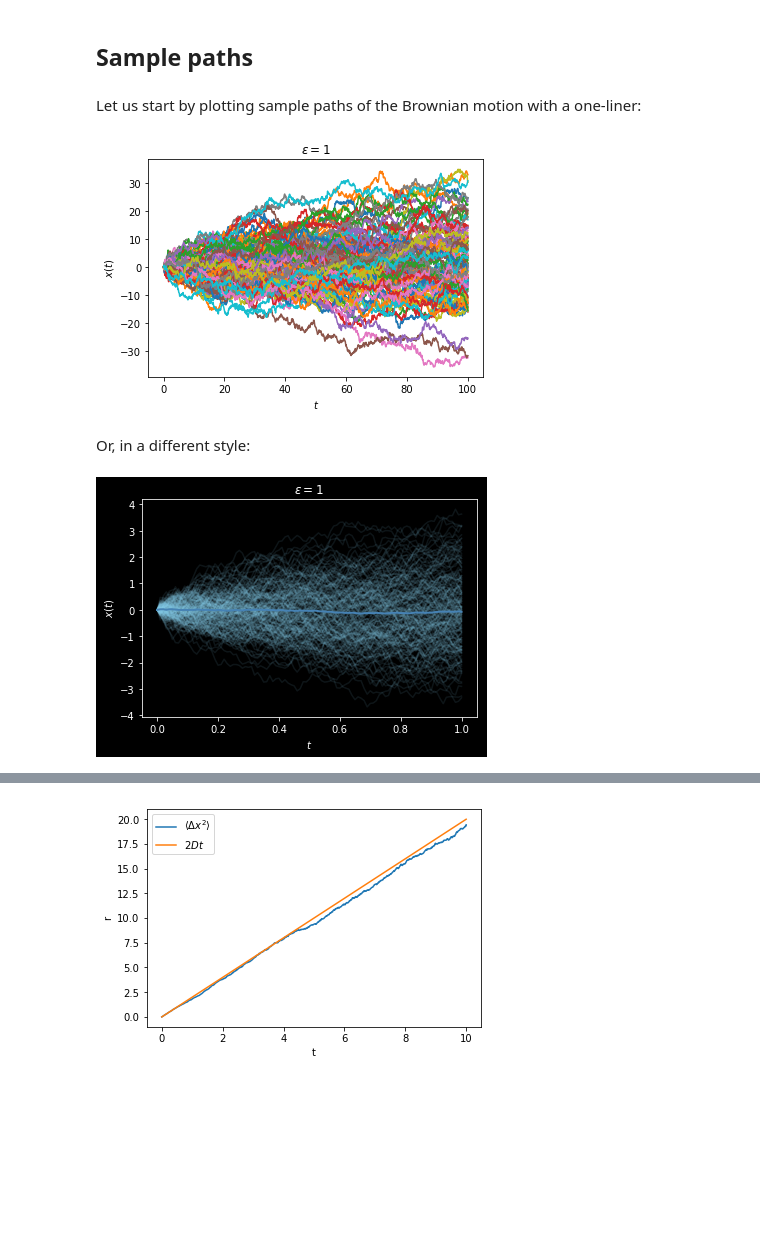
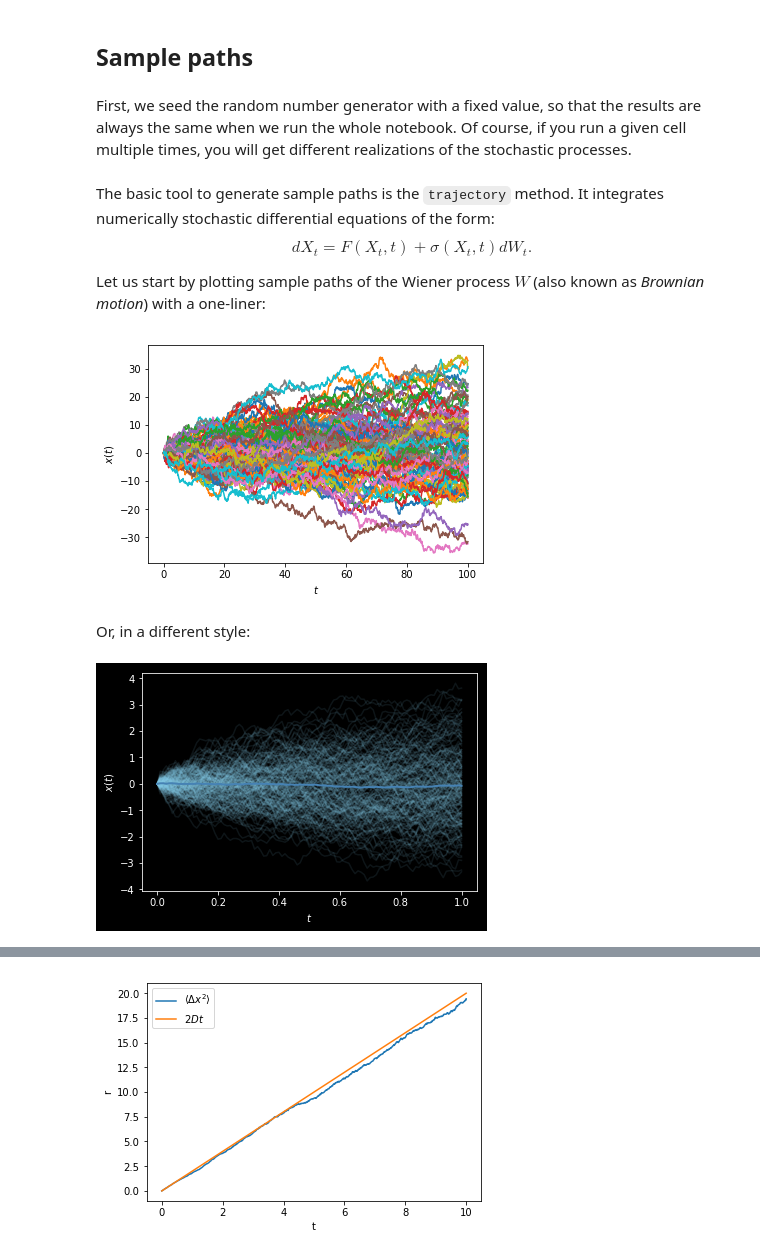
Before and after one commit to cbherbert/stochrare, a Jupyter notebook: demo/Diffusion1D.ipynb, the cells around one changed output, grey strips where cells are left out. Drawn from its saved outputs; the diff is of its cells as text; code cells hidden in the pictures; blank space fills up the shorter version.

Commit message:
Rewrite 1d diffusion demo notebook

```diff
--- a/demo/Diffusion1D.ipynb
+++ b/demo/Diffusion1D.ipynb
@@ -9,13 +19,19 @@ from stochpy.dynamics.diffusion1d import Wiener1D, DiffusionProcess1D
 # %% [markdown]
 ## Sample paths
+# %% [markdown]
+First, we seed the random number generator with a fixed value, so that the results are always the same when we run the whole notebook.
+Of course, if you run a given cell multiple times, you will get different realizations of the stochastic processes.
 # %%
 np.random.seed(seed=100)
-# %% [markdown]
-Let us start by plotting sample paths of the Brownian motion with a one-liner:
+# %% [markdown]
+The basic tool to generate sample paths is the `trajectory` method. It integrates numerically stochastic differential equations of the form:
+$$ dX_t = F(X_t, t) + \sigma(X_t, t) dW_t.$$
+
+Let us start by plotting sample paths of the Wiener process $W$ (also known as *Brownian motion*) with a one-liner:
 # %%
-Wiener1D().trajectoryplot(*[Wiener1D().trajectory(0.,0.,T=100) for n in range(100)], title=r'$\epsilon=1$');
+Wiener1D().trajectoryplot(*[Wiener1D().trajectory(0.,0.,T=100) for _ in range(100)]);
 # %% [output]
-[figure, old version]
+[figure, new version]
 # %% [markdown]
 Or, in a different style:
 # %%
@@ -25,6 +41,6 @@ def ensemble_plot1d(*args, **kwargs):
     ax.plot(*np.array(args).mean(axis=0), color='steelblue', lw=2)
     return fig, ax
 with plt.style.context(('dark_background')):
-    ensemble_plot1d(*[Wiener1D().trajectory(0., 0., T=1, dt=0.01) for n in range(200)], title=r'$\epsilon=1$');
+    ensemble_plot1d(*[Wiener1D().trajectory(0., 0., T=1, dt=0.01) for _ in range(200)]);
 # %% [output]
-[figure, old version]
+[figure, new version]
```
Also changed, not shown: parts of 17 cells of this notebook.
